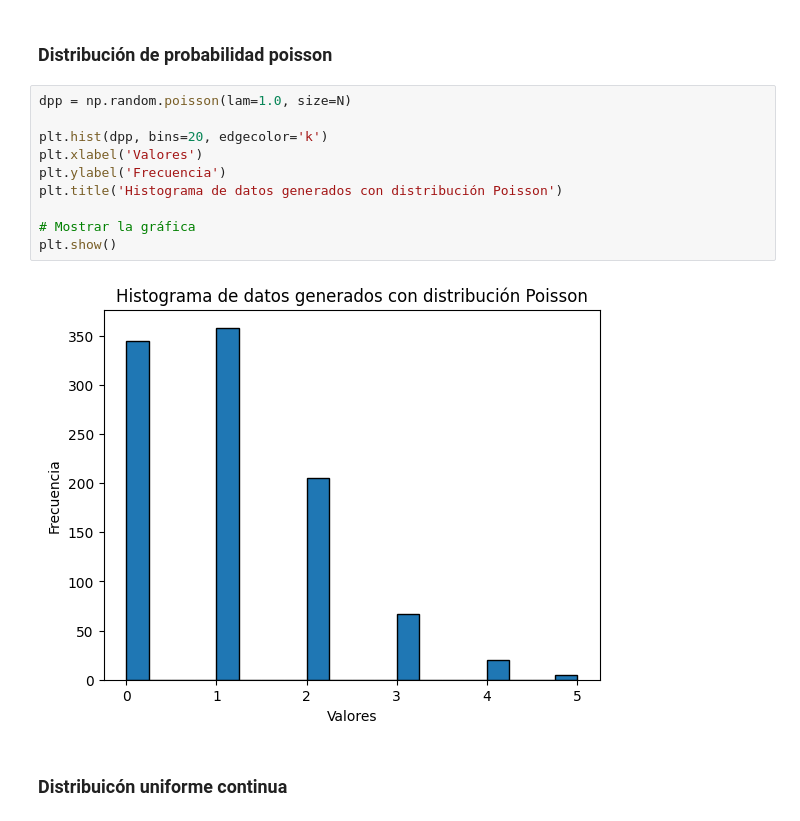
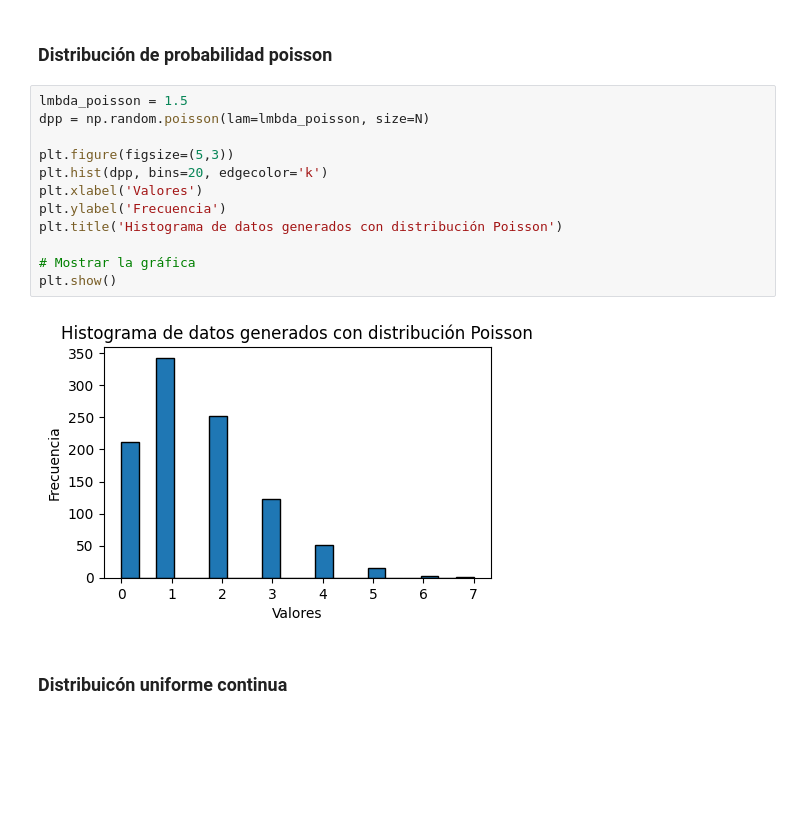
Before and after one commit to maestria-ds-eafit/Taller1_Estadistica, a Jupyter notebook: solution.ipynb, the cells around one changed output. Cells and saved outputs as stored; diff of their text form; blank space fills up the shorter version.

```diff
--- a/solution.ipynb
+++ b/solution.ipynb
@@ -224,17 +231,19 @@ plt.show()
 # %% [markdown]
 ### Distribución de probabilidad poisson
 # %%
-dpp = np.random.poisson(lam=1.0, size=N)
+lmbda_poisson = 1.5
+dpp = np.random.poisson(lam=lmbda_poisson, size=N)
 
+plt.figure(figsize=(5,3))
 plt.hist(dpp, bins=20, edgecolor='k')
 plt.xlabel('Valores')
 plt.ylabel('Frecuencia')
 plt.title('Histograma de datos generados con distribución Poisson')
 
 # Mostrar la gráfica
 plt.show()
 # %% [output]
-[figure, old version]
+[figure, new version]
 # %% [markdown]
 ### Distribuicón uniforme continua
 # %%
```
Also changed, not shown: parts of 16 cells of this notebook.
